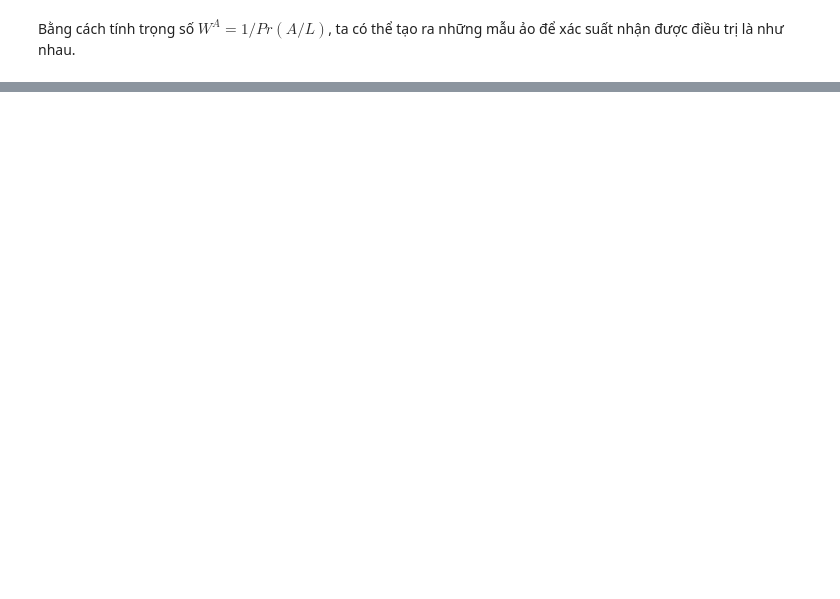
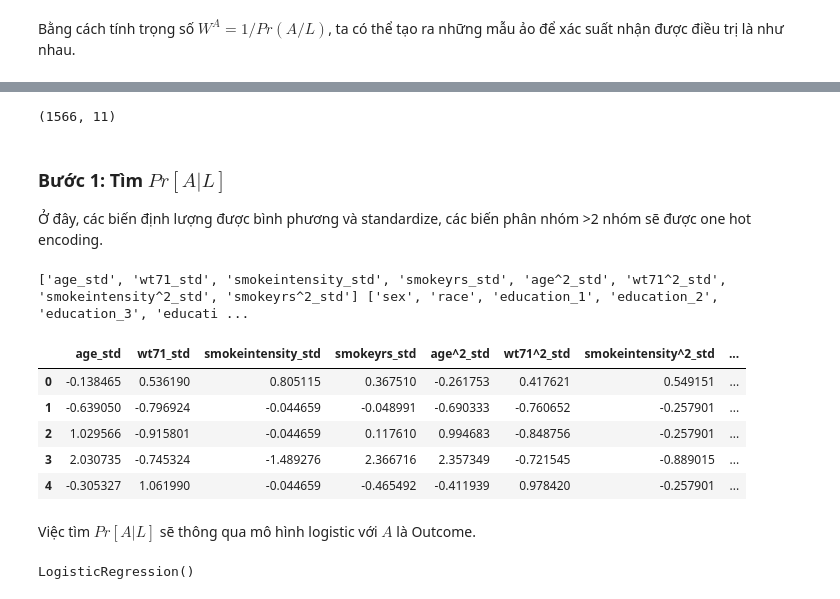
Before and after one commit to vuongkienthanh/causalsurvivalnotebooks, a Jupyter notebook: 3_IP_weighting.ipynb, the cells around one changed output, grey strips where cells are left out. Drawn from its saved outputs; the diff is of its cells as text; code cells hidden in the pictures; blank space fills up the shorter version.

```diff
--- a/3_IP_weighting.ipynb
+++ b/3_IP_weighting.ipynb
@@ -160,0 +52,80 @@ array([[-0.00867344]])
+# %%
+struct = {
+    'A': 'qsmk',
+    'Y': 'wt82_71',
+    'continuous': ['age', 'wt71','smokeintensity','smokeyrs'],
+    'multi_cate': ['education', 'exercise', 'active'],
+    'binary_cate': ['sex', 'race'],
+}
+
+
+def get_df(struct):
+    L = [j for i in ['continuous','multi_cate','binary_cate'] for j in struct[i]]
+    df = origin[[struct['A'],struct['Y']]+L].copy()
+    df.dropna(inplace=True)
+    return df
+
+df = get_df(struct)
+df.shape
+# %% [output]
+(1566, 11)
+# %% [markdown]
+### Bước 1: Tìm $Pr[A|L]$
+
+Ở đây, các biến định lượng được bình phương và standardize, các biến phân nhóm >2 nhóm sẽ được one hot encoding.
+# %%
+def transform(df, standardize_A, standardize_Y,
+              A, Y, continuous, multi_cate, binary_cate):
+    quadratic = [x+'^2' for x in continuous]
+    for q,c in zip(quadratic, continuous):
+        df[q] = df[c]**2
+
+    std_col = continuous + quadratic
+    if standardize_A:
+        std_col += [A]
+        A_ = A + '_std'
+    else:
+        A_ = A
+    if standardize_Y:
+        std_col += [Y]
+        Y_ = Y + '_std'
+    else:
+        Y_ = Y
+    scalers = dict()
+    for col in std_col:
+        scalers[col] = StandardScaler()
+        df[col+'_std'] = scalers[col].fit_transform(df[[col]])
+    continuous_std = [x+'_std' for x in continuous+quadratic]
+
+
+    dummies = []
+    all_cate = binary_cate.copy()
+    for c in multi_cate:
+        dummies += [pd.get_dummies(df[c], prefix=c)]
+        all_cate += [c + '_'+ str(i) for i in df[c].unique()]
+    df = pd.concat([df] + dummies, axis=1)
+
+    return df, continuous_std, all_cate, A_, Y_, scalers
+
+df, continuous_std, all_cate, A_, Y_, scalers= transform(
+    df, False, True,**struct)
+
+print(continuous_std, all_cate, A_, Y_)
+df.iloc[:,-20:].head()
+# %% [output]
+['age_std', 'wt71_std', 'smokeintensity_std', 'smokeyrs_std', 'age^2_std', 'wt71^2_std', 'smokeintensity^2_std', 'smokeyrs^2_std'] ['sex', 'race', 'education_1', 'education_2', 'education_3', 'educati ...
+|  | age_std | wt71_std | smokeintensity_std | smokeyrs_std | age^2_std | wt71^2_std | smokeintensity^2_std | ... |
+| 0 | -0.138465 | 0.536190 | 0.805115 | 0.367510 | -0.261753 | 0.417621 | 0.549151 | ... |
+| 1 | -0.639050 | -0.796924 | -0.044659 | -0.048991 | -0.690333 | -0.760652 | -0.257901 | ... |
+| 2 | 1.029566 | -0.915801 | -0.044659 | 0.117610 | 0.994683 | -0.848756 | -0.257901 | ... |
+| 3 | 2.030735 | -0.745324 | -1.489276 | 2.366716 | 2.357349 | -0.721545 | -0.889015 | ... |
+| 4 | -0.305327 | 1.061990 | -0.044659 | -0.465492 | -0.411939 | 0.978420 | -0.257901 | ... |
+# %% [markdown]
+Việc tìm $Pr [A|L]$ sẽ thông qua mô hình logistic với $A$ là Outcome.
+# %%
+pr_A_L = LogisticRegression()
+pr_A_L.fit(
+    X=df[continuous_std + all_cate],
+    y=df[A_].values)
+# %% [output]
+LogisticRegression()
```
Also changed, not shown: parts of 49 cells of this notebook.
